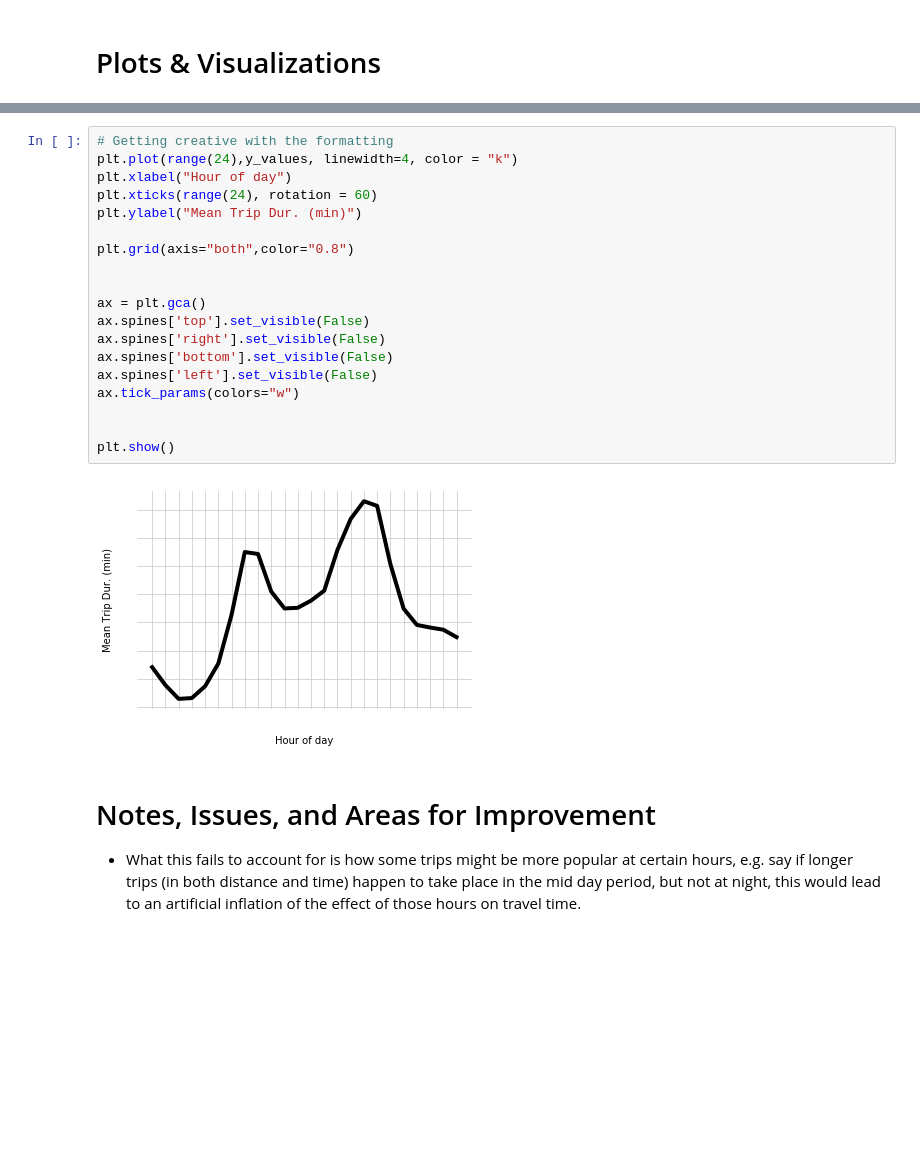
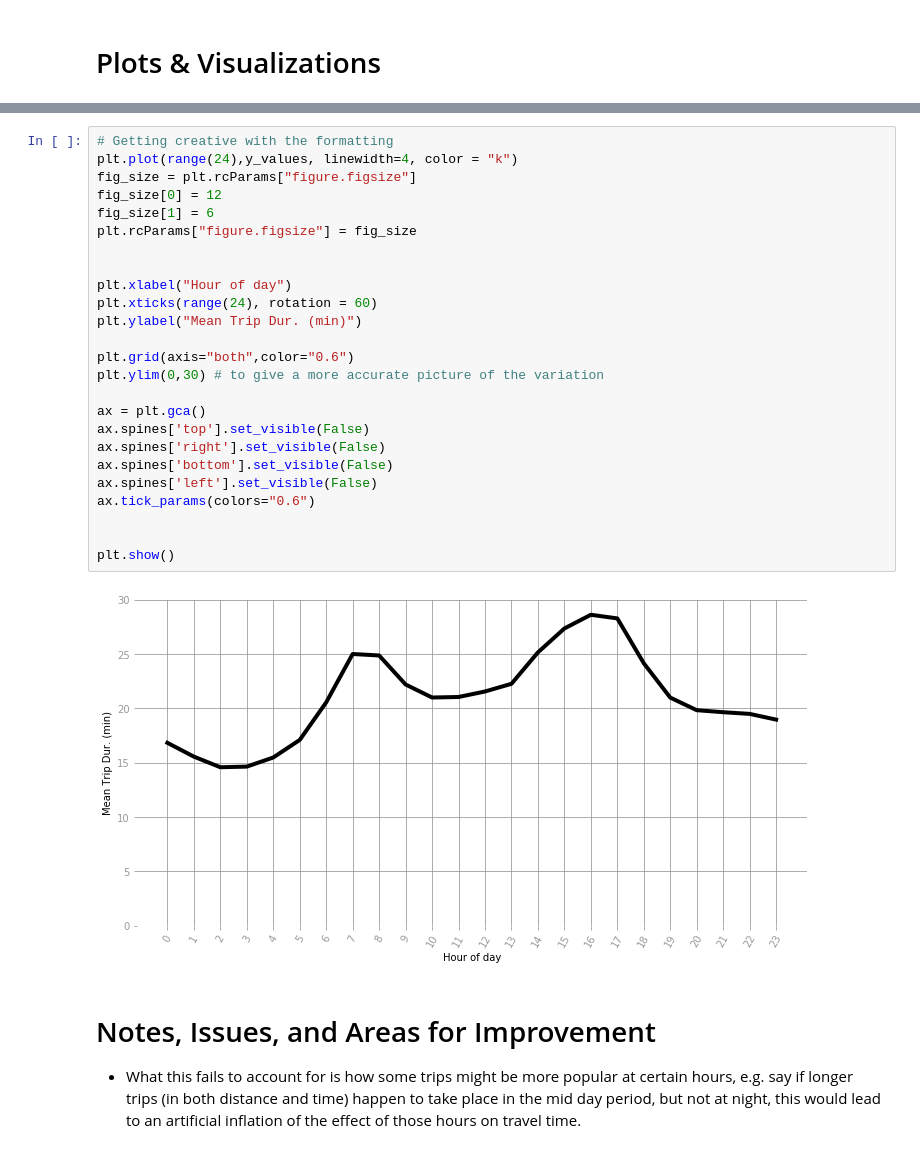
Before and after one commit to conradronk/Transit-Data-Exploration, a Jupyter notebook: Uber Movement hod Regression/Uber Movement Probing.ipynb, the cells around one changed output, grey strips where cells are left out. Saved outputs shown, nothing was run; the diff lists cells and outputs as text; blank space fills up the shorter version.

```diff
--- a/Uber Movement hod Regression/Uber Movement Probing.ipynb
+++ b/Uber Movement hod Regression/Uber Movement Probing.ipynb
@@ -161,24 +163,30 @@ Text(0,0.5,'Mean Trip Dur. (seconds)')
 # %%
 # Getting creative with the formatting
 plt.plot(range(24),y_values, linewidth=4, color = "k")
+fig_size = plt.rcParams["figure.figsize"]
+fig_size[0] = 12
+fig_size[1] = 6
+plt.rcParams["figure.figsize"] = fig_size
+
+
 plt.xlabel("Hour of day")
 plt.xticks(range(24), rotation = 60)
 plt.ylabel("Mean Trip Dur. (min)")
 
-plt.grid(axis="both",color="0.8")
-
+plt.grid(axis="both",color="0.6")
+plt.ylim(0,30) # to give a more accurate picture of the variation
 
 ax = plt.gca()
 ax.spines['top'].set_visible(False)
 ax.spines['right'].set_visible(False)
 ax.spines['bottom'].set_visible(False)
 ax.spines['left'].set_visible(False)
-ax.tick_params(colors="w")
+ax.tick_params(colors="0.6")
 
 
 plt.show()
 # %% [output]
-[figure, old version]
+[figure, new version]
 # %% [markdown]
 # Notes, Issues, and Areas for Improvement
 - What this fails to account for is how some trips might be more popular at certain hours, e.g. say if longer trips (in both distance and time) happen to take place in the mid day period, but not at night, this would lead to an artificial inflation of the effect of those hours on travel time.
```
Also changed, not shown: parts of 10 cells of this notebook, 1 other file.
